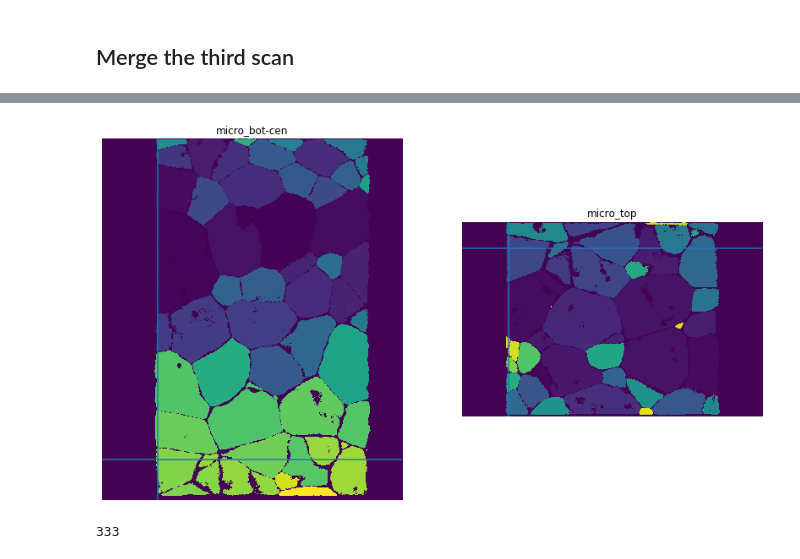
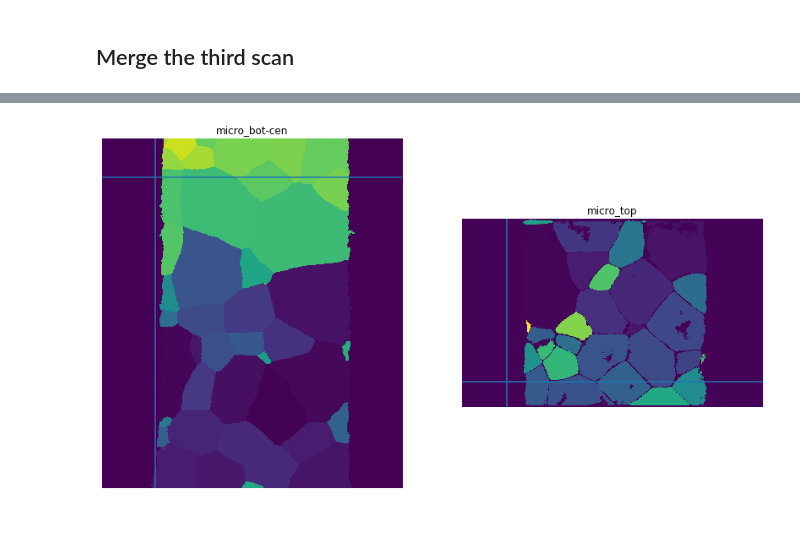
Before and after one commit to heprom/Ti7_ESRF, a Jupyter notebook: T5/T5_dct_merging.ipynb, the cells around one changed output, grey strips where cells are left out. Saved outputs shown, nothing was run; the diff lists cells and outputs as text; code cells hidden in the pictures; blank space fills up the shorter version.

```diff
--- a/T5/T5_dct_merging.ipynb
+++ b/T5/T5_dct_merging.ipynb
@@ -814,6 +945,9 @@ Merge the third scan
 from pymicro.crystal.microstructure import Microstructure
 
 micro_botcen = Microstructure.from_h5('t5_dct_bot_-t5_dct_cen_.h5')
+print(micro_botcen.grain_map.shape)
+micro_botcen.voxel_size = 0.0014
+print(micro_botcen.voxel_size)
 # %% [output]
 some grains
 (262, 3)
@@ -867,0 +976,10 @@ done
+# %%
+import numpy as np
+
+micro = Microstructure.from_dct(data_dir='id11/t5_/t5_dct_top_')
+micro.grain_map = np.pad(micro.grain_map, ((14, 14), (14, 14), (0, 0)), mode='constant')
+micro.mask = np.pad(micro.mask, ((14, 14), (14, 14), (0, 0)), mode='constant')
+micro.set_lattice(micro_botcen.get_lattice())
+print(micro.grain_map.shape)
+print(micro.voxel_size)
+print('done')
@@ -933,24 +1228,22 @@ AttributeError: 'bool' object has no attribute 'T'
 # %%
 from matplotlib import pyplot as plt, cm
 %matplotlib inline
 
 fig = plt.figure(figsize=(14, 8))
 ax1 = fig.add_subplot(1, 2, 1)
-ax1.imshow(micro_botcen.grain_map[:, 320, :].T)
+#ax1.imshow(micro_botcen.grain_map[:, 320, :].T)
+ax1.imshow(micro_botcen.grain_map[320, :, :].T, origin='lower')
 ax1.axhline(y=700)
 ax1.axvline(x=120)
 plt.axis('off')
 plt.title('micro_bot-cen')
 ax2 = fig.add_subplot(1, 2, 2)
-ax2.imshow(micro.grain_map[:, 320, :].T)
+#ax2.imshow(micro.grain_map[:, 320, :].T)
+ax2.imshow(micro.grain_map[320, :, :].T, origin='lower')
 ax2.axhline(y=57)
 ax2.axvline(x=100)
 plt.axis('off')
 plt.title('micro_top')
 plt.show()
 # %% [output]
-[figure, old version]
+[figure, new version]
-# %%
-788 - 455
-# %% [output]
-333
```
Also changed, not shown: parts of 27 cells of this notebook, 5 other files.
